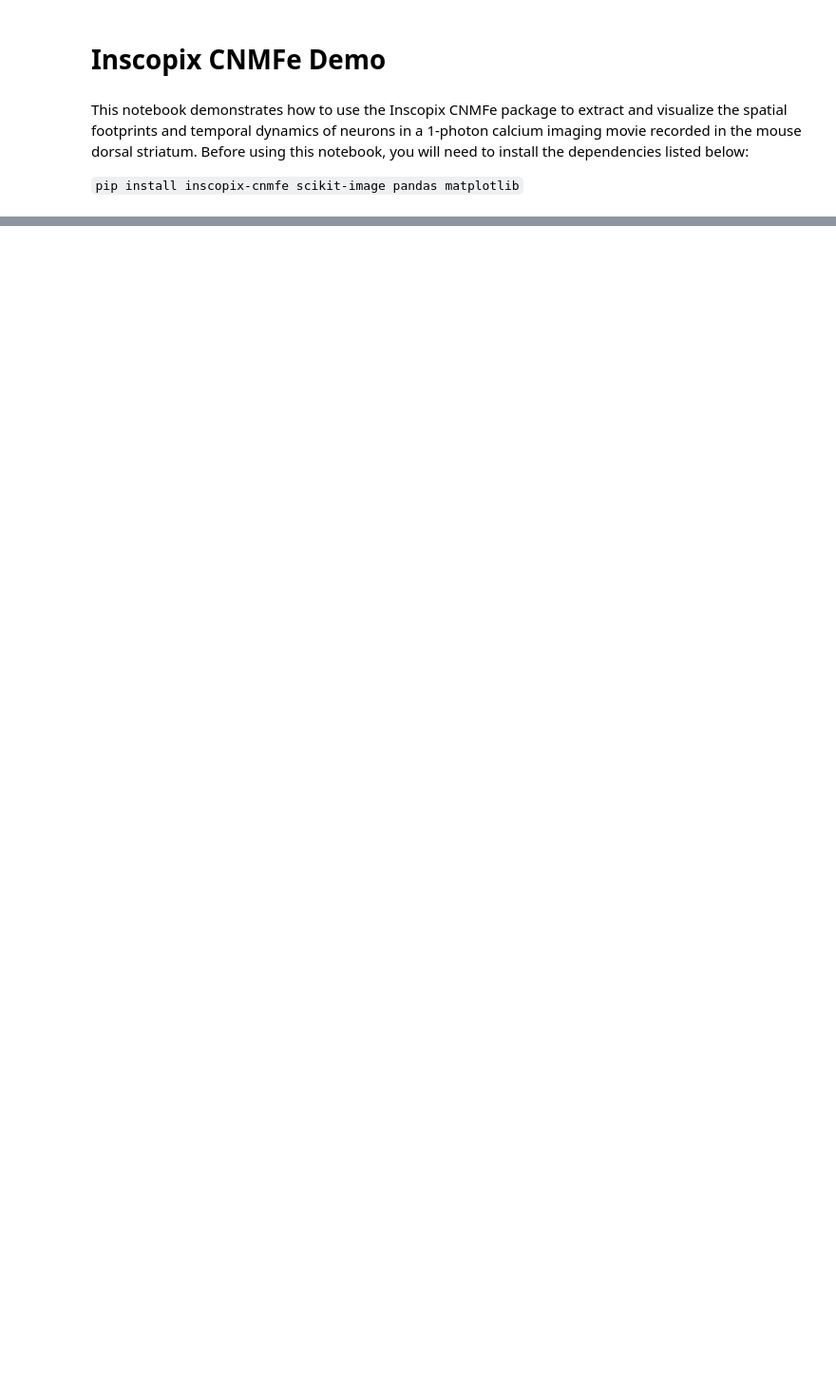
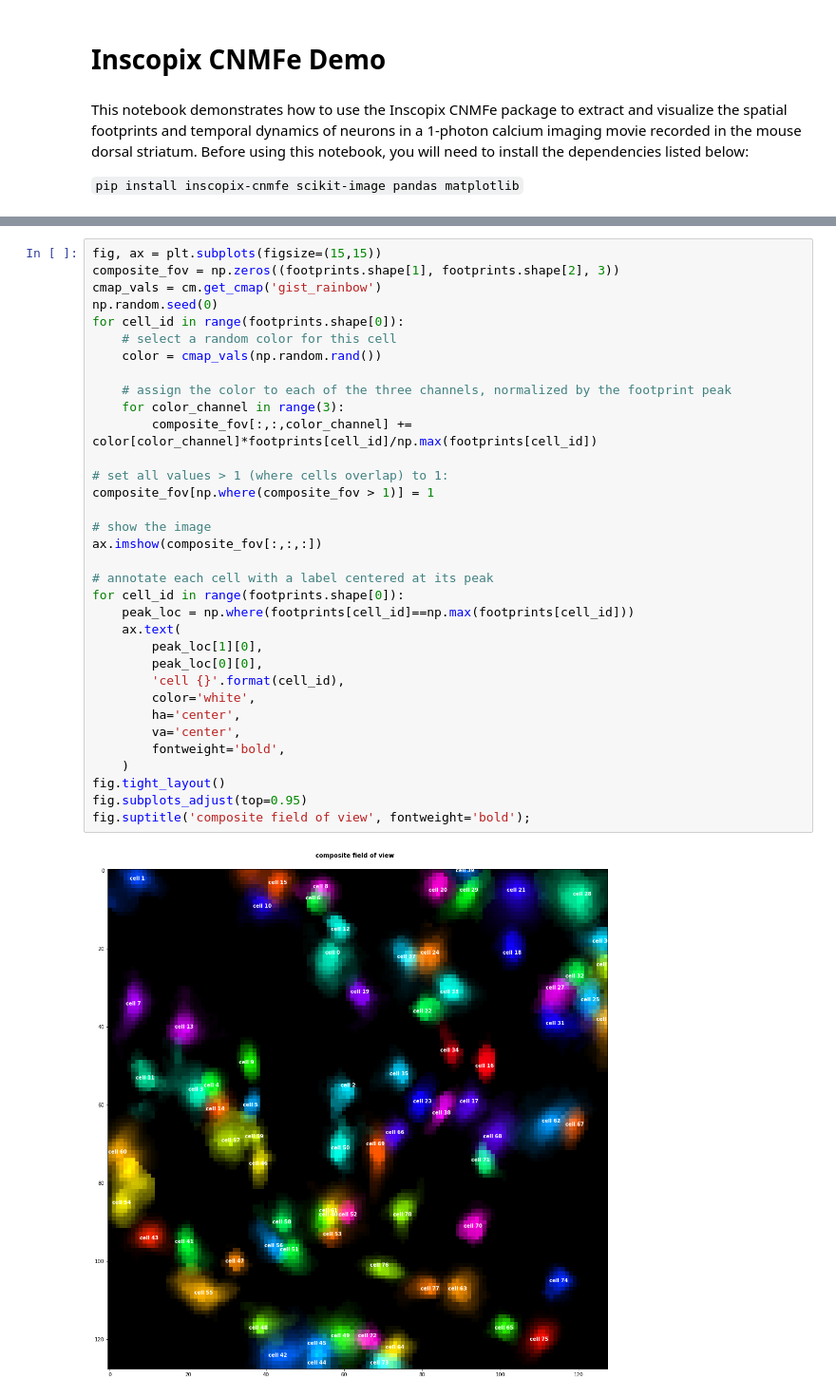
Before and after one commit to inscopix/inscopix-cnmfe, a Jupyter notebook: Inscopix_CNMFe_Demo.ipynb, the cells around one changed output, grey strips where cells are left out. Shown at 95% size. Drawn from its saved outputs; the diff is of its cells as text; blank space fills up the shorter version.

```diff
--- a/Inscopix_CNMFe_Demo.ipynb
+++ b/Inscopix_CNMFe_Demo.ipynb
@@ -90,0 +109,36 @@ for neuron_index in range(num_neurons):
+# %%
+fig, ax = plt.subplots(figsize=(15,15))
+composite_fov = np.zeros((footprints.shape[1], footprints.shape[2], 3))
+cmap_vals = cm.get_cmap('gist_rainbow')
+np.random.seed(0)
+for cell_id in range(footprints.shape[0]):
+    # select a random color for this cell
+    color = cmap_vals(np.random.rand())
+
+    # assign the color to each of the three channels, normalized by the footprint peak
+    for color_channel in range(3):
+        composite_fov[:,:,color_channel] += color[color_channel]*footprints[cell_id]/np.max(footprints[cell_id])
+
+# set all values > 1 (where cells overlap) to 1:
+composite_fov[np.where(composite_fov > 1)] = 1
+
+# show the image
+ax.imshow(composite_fov[:,:,:])
+
+# annotate each cell with a label centered at its peak
+for cell_id in range(footprints.shape[0]):
+    peak_loc = np.where(footprints[cell_id]==np.max(footprints[cell_id]))
+    ax.text(
+        peak_loc[1][0],
+        peak_loc[0][0],
+        'cell {}'.format(cell_id),
+        color='white',
+        ha='center',
+        va='center',
+        fontweight='bold',
+    )
+fig.tight_layout()
+fig.subplots_adjust(top=0.95)
+fig.suptitle('composite field of view', fontweight='bold');
+# %% [output]
+[figure, added]
```
Also changed, not shown: parts of 11 cells of this notebook.
